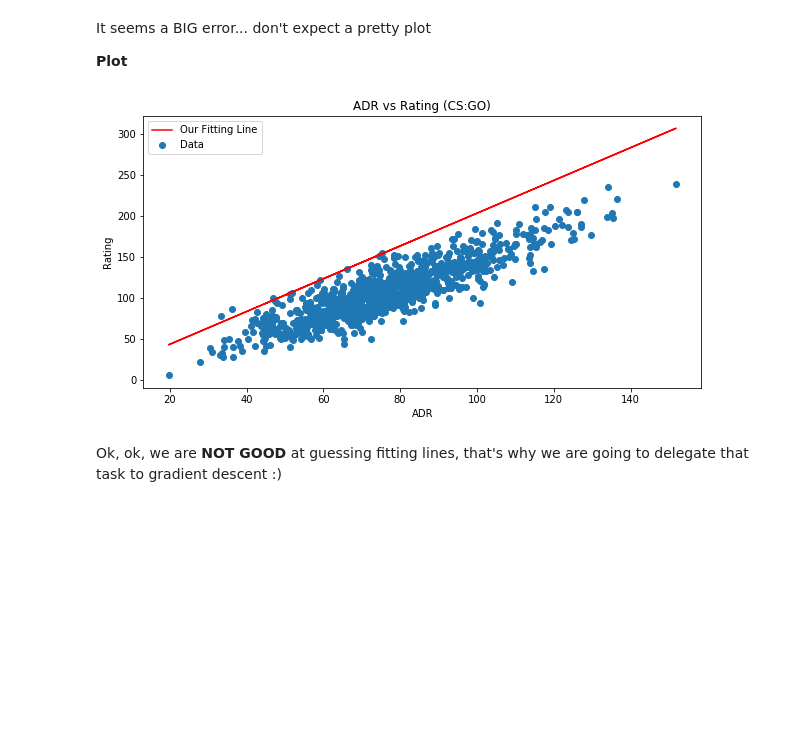
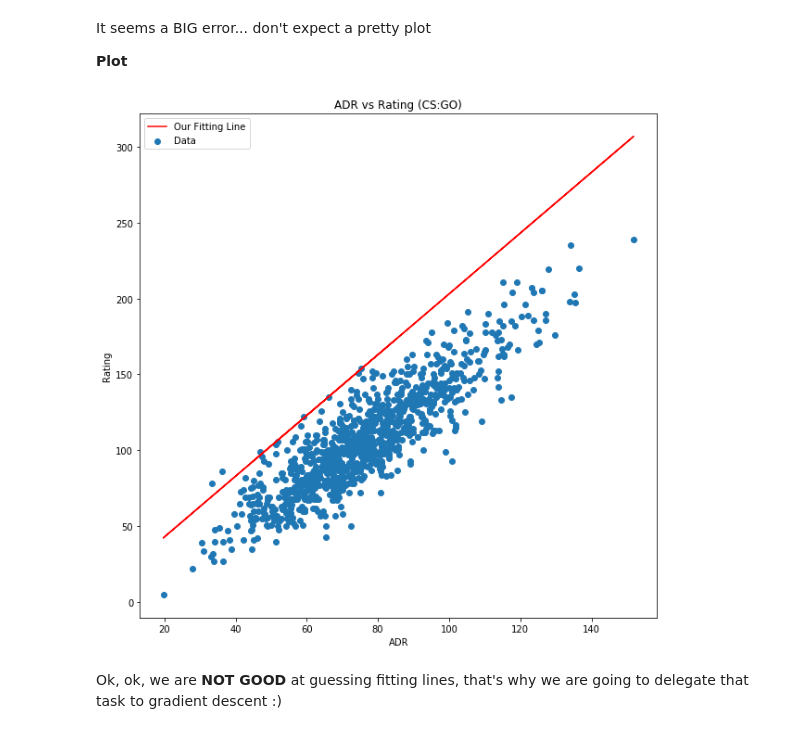
Before and after one commit to kwarodom/100DaysMLCodeChallenge, a Jupyter notebook: Week1 All Basics/Lecture3 Basic Math/2. Gradient Descent/demo.ipynb, the cells around one changed output. Saved outputs shown, nothing was run; the diff lists cells and outputs as text; code cells hidden in the pictures; blank space fills up the shorter version.

```diff
--- a/Week1 All Basics/Lecture3 Basic Math/2. Gradient Descent/demo.ipynb
+++ b/Week1 All Basics/Lecture3 Basic Math/2. Gradient Descent/demo.ipynb
@@ -146,18 +169,18 @@ It seems a BIG error... don't expect a pretty plot
 
 **Plot**
 # %%
-fig = plt.figure(figsize=(10,5))
+fig = plt.figure(figsize=(10,10))
 ax = fig.add_subplot(111)
 ax.set_title('ADR vs Rating (CS:GO)')
 ax.scatter(x=data[:,0],y=data[:,1],label='Data')
 plt.plot(data[:,0], m*data[:,0] + b,color='red',label='Our Fitting Line')
 ax.set_xlabel('ADR')
 ax.set_ylabel('Rating')
 ax.legend(loc='best')
 
 plt.show()
 # %% [output]
-[figure, old version]
+[figure, new version]
 # %% [markdown]
 Ok, ok, we are **NOT GOOD** at guessing fitting lines, that's why we are going to delegate that task to gradient descent :)
 # %% [markdown]
```
Also changed, not shown: parts of 9 cells of this notebook.
